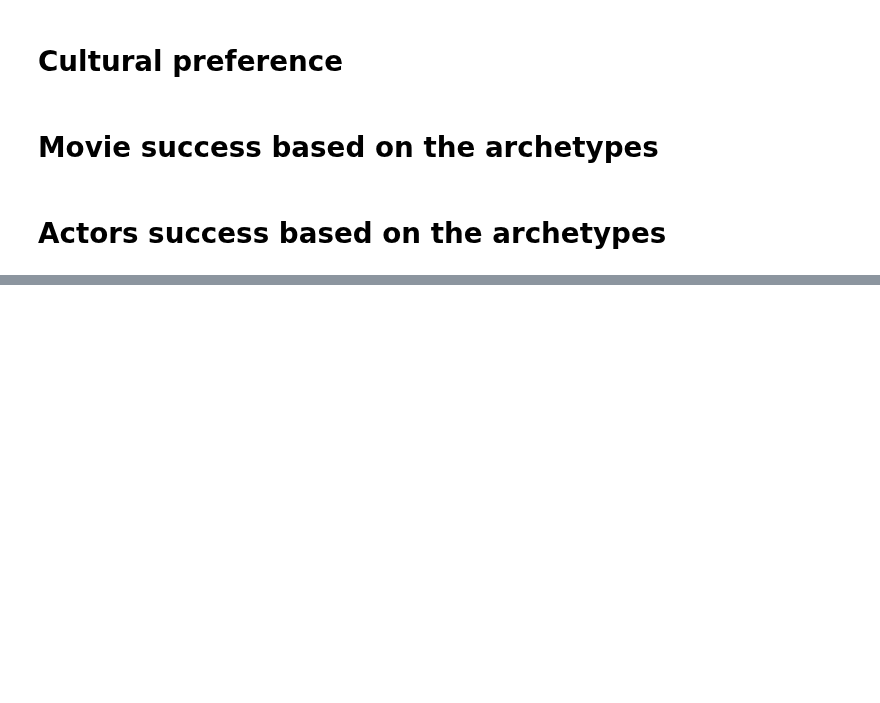
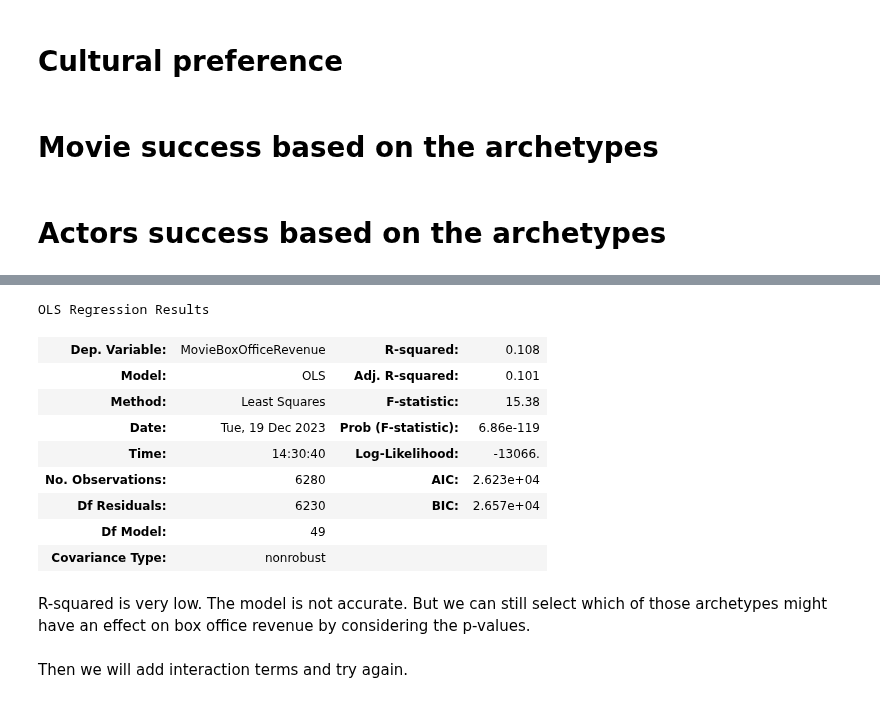
Before and after one commit to epfl-ada/ada-2023-project-perrysplatypuses, a Jupyter notebook: milestone3.ipynb, the cells around one changed output, grey strips where cells are left out. Cells and saved outputs as stored; diff of their text form; code cells hidden in the pictures; blank space fills up the shorter version.

```diff
--- a/milestone3.ipynb
+++ b/milestone3.ipynb
@@ -293,0 +356,44 @@ print_cluster_info(38)
+# %%
+#Apply log to boxoffice
+df_moviearchetypes['MovieBoxOfficeRevenue'] = df_moviearchetypes['MovieBoxOfficeRevenue'].apply(np.log)
+# %%
+#The number of archetypes
+n = 50
+
+model_str = "MovieBoxOfficeRevenue ~ "
+for i in range(1,n+1):
+    model_str += "C(archetype" + str(i) + ")+"
+
+model_str_without_interaction = model_str.strip("+")
+
+for i in range(1,n):
+    for j in range(i+1, n+1):
+        model_str += "C(archetype" + str(i) + "):C(archetype" + str(j) + ")+"
+
+model_str = model_str.strip("+")
+# %%
+# Declare the model
+mod = smf.ols(formula = model_str_without_interaction, data = df_moviearchetypes)
+# %%
+# Fit the model (adding a random seed ensuring consistency)
+np.random.seed(2)
+res = mod.fit()
+# %%
+res.summary().tables[0]
+# %% [output]
+OLS Regression Results
+| Dep. Variable: | MovieBoxOfficeRevenue | R-squared: | 0.108 |
+| Model: | OLS | Adj. R-squared: | 0.101 |
+| Method: | Least Squares | F-statistic: | 15.38 |
+| Date: | Tue, 19 Dec 2023 | Prob (F-statistic): | 6.86e-119 |
+| Time: | 14:30:40 | Log-Likelihood: | -13066. |
+| No. Observations: | 6280 | AIC: | 2.623e+04 |
+| Df Residuals: | 6230 | BIC: | 2.657e+04 |
+| Df Model: | 49 |  |  |
+| Covariance Type: | nonrobust |  |  |
+# %% [markdown]
+R-squared is very low.
+The model is not accurate.
+But we can still select which of those archetypes might have an effect on box office revenue by considering the p-values.
+# %% [markdown]
+Then we will add interaction terms and try again.
```
Also changed, not shown: parts of 32 cells of this notebook.
